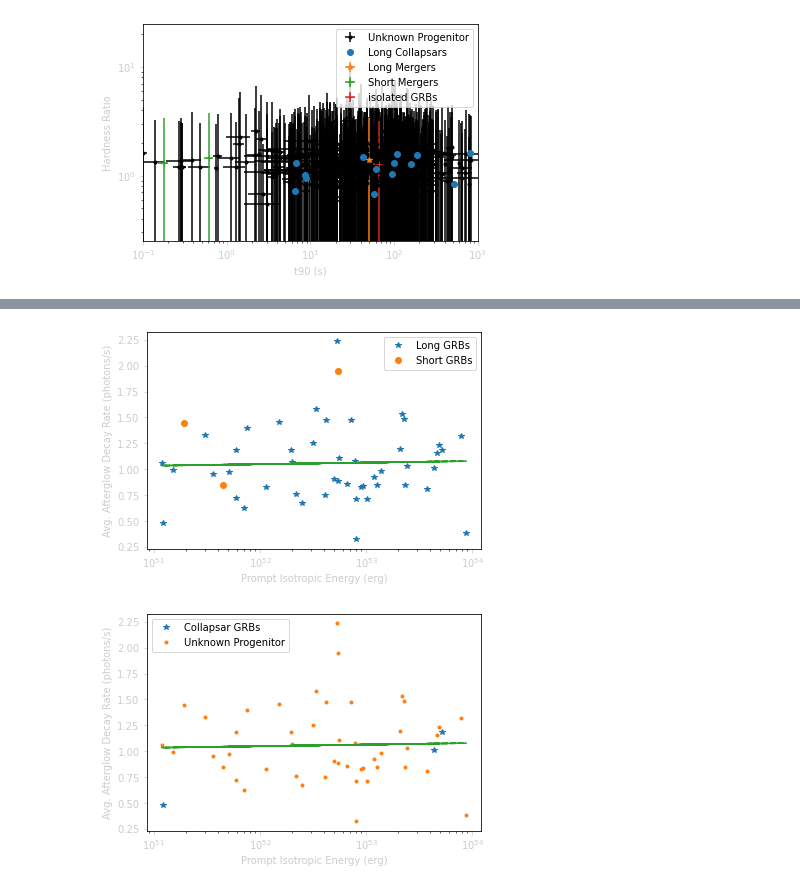
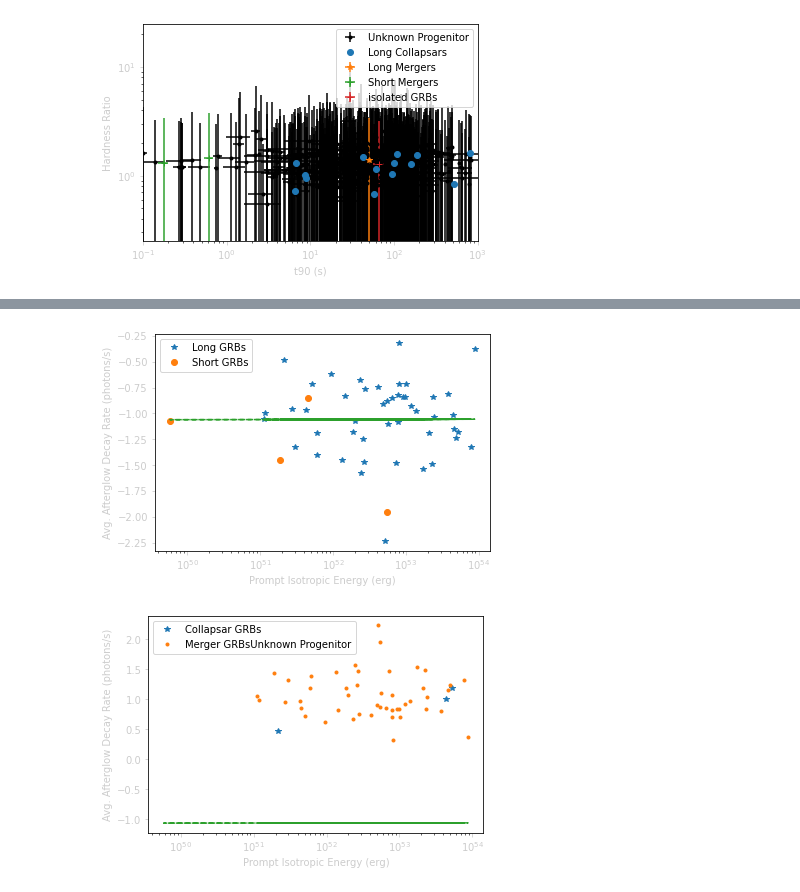
Before and after one commit to nuessle167/mirrored_prediction_paper, a Jupyter notebook: Cursed_code.ipynb, the cells around one changed output, grey strips where cells are left out. Drawn from its saved outputs; the diff is of its cells as text; code cells hidden in the pictures.

Commit message:
I exported the data to test progenitor separation using Adam Goldstein's hypothesis, but with known progenitors added

```diff
--- a/Cursed_code.ipynb
+++ b/Cursed_code.ipynb
@@ -233,6 +233,8 @@ def Compton_PL (variable, index, break_E):
     return value
 
 def Band_function (variable, break_E, index_1, index_2):
+    index_1=abs(index_1)
+    index_2=abs(index_2)
     value=np.where(variable < ((index_1-index_2)*break_E)/(index_1), \
         ((variable/100)**index_2)*np.exp(index_2-index_1)*(((index_1-index_2)*\
         break_E)/(100*(index_1)))**(index_1-index_2), ((variable/100)**index_1)*\
@@ -3384,21 +3483,22 @@ for i in spectral_sample_6_data.index:
 Test_1_Data=pd.DataFrame(Initial_1_Data, columns=["Name", "Prompt Isotropic Energy",\
                                                  "Avg. Afterglow Decay Rate", "t90", \
                                                  "Redshift"])
-outliers_mask=np.isin(Test_1_Data["Name"], \
-                (150101641.0))
-No_Out_Test_1_Data=Test_1_Data[~outliers_mask]
+# outliers_mask=np.isin(Test_1_Data["Name"], \
+#                 (150101641.0))
+# No_Out_Test_1_Data=Test_1_Data[~outliers_mask]
+No_Out_Test_1_Data=Test_1_Data
 short_mask=np.where(No_Out_Test_1_Data["t90"]<=2, True, False)
 Short_Test_1_Data=No_Out_Test_1_Data[short_mask]
 long_mask=np.where(No_Out_Test_1_Data["t90"]>2, True, False)
 Long_Test_1_Data=No_Out_Test_1_Data[long_mask]
 coefficients = np.polyfit(np.log10(No_Out_Test_1_Data["Prompt Isotropic Energy"]),\
-                          abs(No_Out_Test_1_Data["Avg. Afterglow Decay Rate"]), 1)
+                          No_Out_Test_1_Data["Avg. Afterglow Decay Rate"], 1)
 polynomial = np.poly1d(coefficients)
 log10_y_fit = polynomial(np.log10(No_Out_Test_1_Data["Prompt Isotropic Energy"]))
 plt.plot(Long_Test_1_Data["Prompt Isotropic Energy"], \
-         abs(Long_Test_1_Data["Avg. Afterglow Decay Rate"]), marker="*", ls='none')
+         Long_Test_1_Data["Avg. Afterglow Decay Rate"], marker="*", ls='none')
 plt.plot(Short_Test_1_Data["Prompt Isotropic Energy"], \
-         abs(Short_Test_1_Data["Avg. Afterglow Decay Rate"]), marker="o", ls='none')
+         Short_Test_1_Data["Avg. Afterglow Decay Rate"], marker="o", ls='none')
 plt.plot(No_Out_Test_1_Data["Prompt Isotropic Energy"], log10_y_fit, '--')
 plt.legend(['Long GRBs', 'Short GRBs'])
 plt.xscale('log')
@@ -3415,36 +3515,36 @@ lm_mask=np.isin(No_Out_Test_1_Data['Name'], \
 sc_mask=np.isin(No_Out_Test_1_Data['Name'], \
                 Overlap_Precursors["Short Collapsars"])
 lc_mask=np.isin(No_Out_Test_1_Data['Name'], \
                 Overlap_Precursors["Long Collapsars"])
 exo_mask=np.isin(No_Out_Test_1_Data['Name'], \
                 Overlap_Precursors["Potentially Exotic"])
 iso_mask=np.isin(No_Out_Test_1_Data['Name'], \
                 Overlap_Precursors["Galactic Detected"])
 Short_Test_1b_Data=No_Out_Test_1_Data[sm_mask|lm_mask|iso_mask]
 Long_Test_1b_Data=No_Out_Test_1_Data[sc_mask|lc_mask]
 Exotic_Test_1b_Data=No_Out_Test_1_Data[exo_mask]
 Unknown_Test_1b_Data=No_Out_Test_1_Data[~(lm_mask|lc_mask|sm_mask|sc_mask|exo_mask|iso_mask)]
 plt.plot(Long_Test_1b_Data["Prompt Isotropic Energy"], \
          abs(Long_Test_1b_Data["Avg. Afterglow Decay Rate"]), marker="*", ls='none')
 # plt.plot(Short_Test_1b_Data["Prompt Luminosity"], \
 #          abs(Short_Test_1b_Data["Avg. Afterglow Decay Rate"]), marker="o", ls='none')
 # plt.plot(Exotic_Test_1b_Data["Prompt Luminosity"], \
 #          abs(Exotic_Test_1b_Data["Avg. Afterglow Decay Rate"]), marker="o", ls='none')
 plt.plot(Unknown_Test_1b_Data["Prompt Isotropic Energy"], \
          abs(Unknown_Test_1b_Data["Avg. Afterglow Decay Rate"]), marker=".", ls='none')
 plt.plot(No_Out_Test_1_Data["Prompt Isotropic Energy"], log10_y_fit, '--')
-plt.legend(['Collapsar GRBs', 'Unknown Progenitor'])
+plt.legend(['Collapsar GRBs', 'Merger GRBs' 'Unknown Progenitor'])
 plt.xscale('log')
 # plt.yscale('log')
 plt.tick_params(axis='x', colors='0.8')
 plt.tick_params(axis='y', colors='0.8')
 plt.xlabel(r"Prompt Isotropic Energy (erg)", color="0.8")
 plt.ylabel("Avg. Afterglow Decay Rate (photons/s)", color="0.8")
 plt.show()
 Test_1_Data.to_excel("Hypothesis_1_Data.xlsx")
 # %% [output]
-[figure, old version]
+[figure, new version]
-[figure, old version]
+[figure, new version]
 # %%
 ##Hypothesis 2a##
 Initial_2a_Data=np.zeros((len(spectral_sample_6_data.index),4))
```
Also changed, not shown: parts of 14 cells of this notebook, 2 other files.
